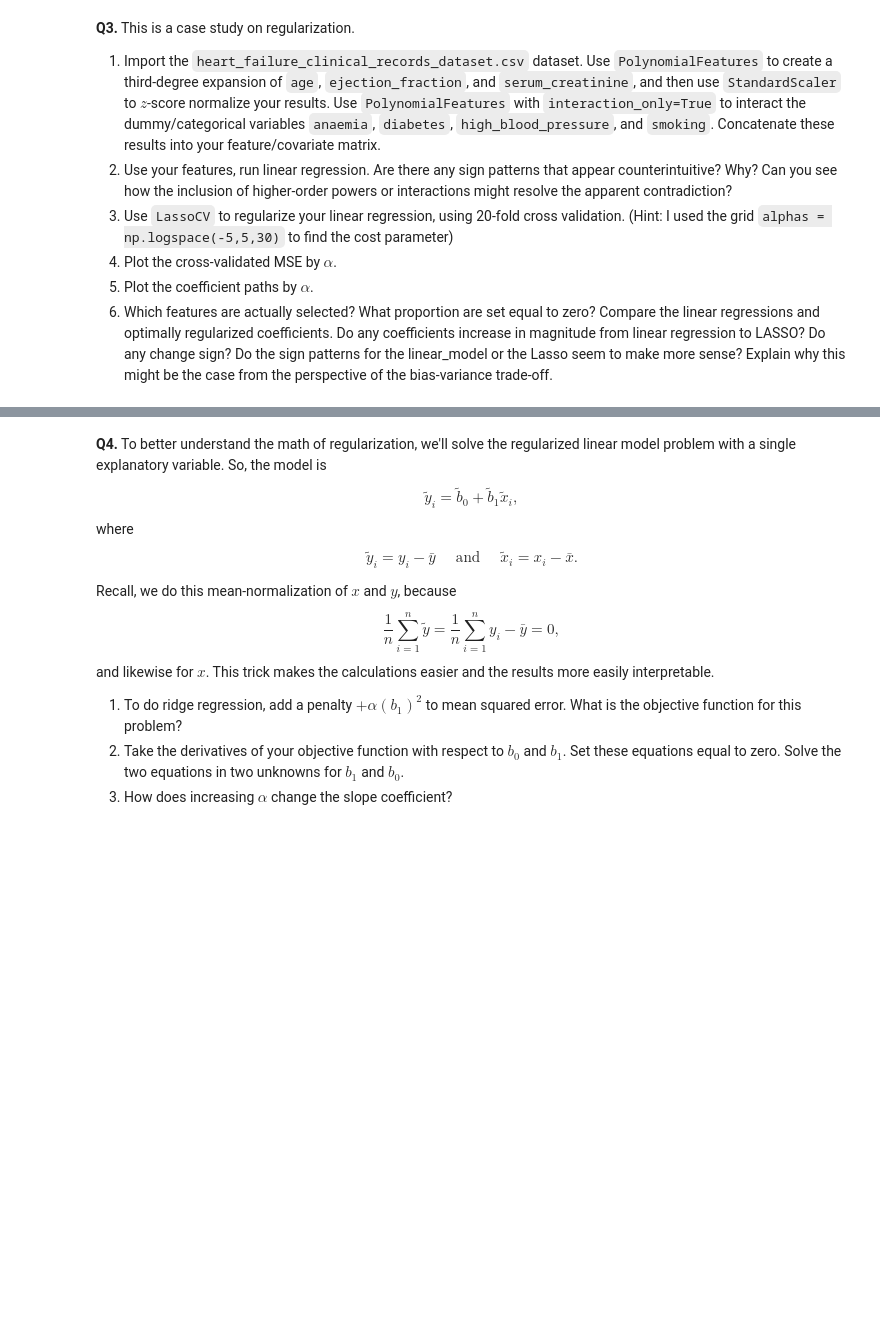
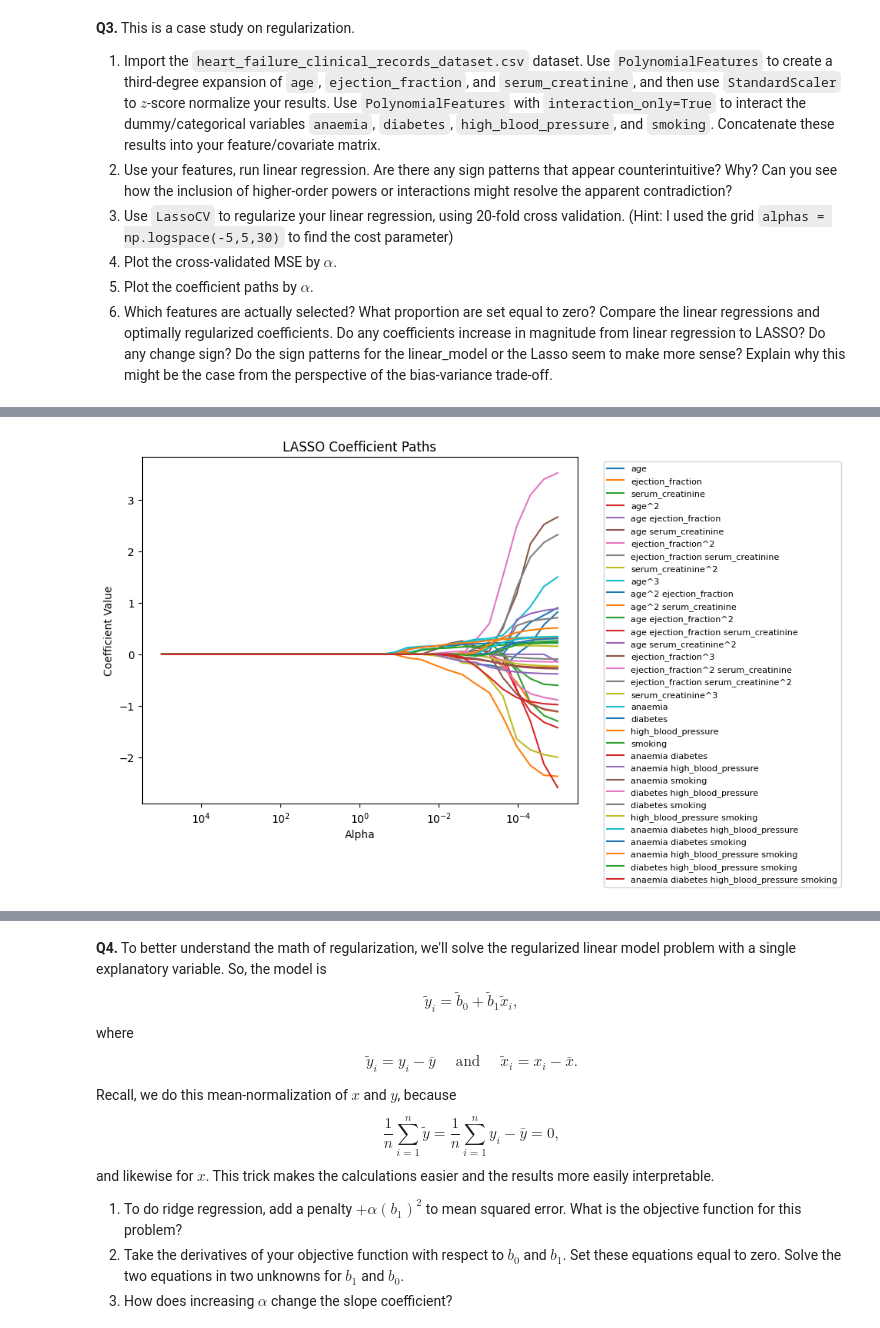
Before and after one commit to joellezamperini/undergrad_ml_assignments, a Jupyter notebook: 04_assignment_regularization.ipynb, the cells around one changed output, grey strips where cells are left out. Cells and saved outputs as stored; diff of their text form; code cells hidden in the pictures; blank space fills up the shorter version.

```diff
--- a/04_assignment_regularization.ipynb
+++ b/04_assignment_regularization.ipynb
@@ -191,0 +303,25 @@ Q7. The LASSO model reduced the magnitude of the coefficients compared to linear
+# %%
+#Q5
+from sklearn.linear_model import lasso_path
+
+alphas_lasso, coefs_lasso, _ = lasso_path(
+    X,
+    y,
+    alphas=alphas,
+    max_iter=500000
+)
+
+plt.figure(figsize=(10, 6))
+for i, feature in enumerate(X.columns):
+    plt.plot(alphas_lasso, coefs_lasso[i], label=feature)
+
+plt.xscale("log")
+plt.xlabel("Alpha")
+plt.ylabel("Coefficient Value")
+plt.title("LASSO Coefficient Paths")
+plt.gca().invert_xaxis()
+plt.legend(bbox_to_anchor=(1.05, 1), loc="upper left", fontsize=8)
+plt.tight_layout()
+plt.show()
+# %% [output]
+[figure, added]
```
Also changed, not shown: parts of 6 cells of this notebook.
